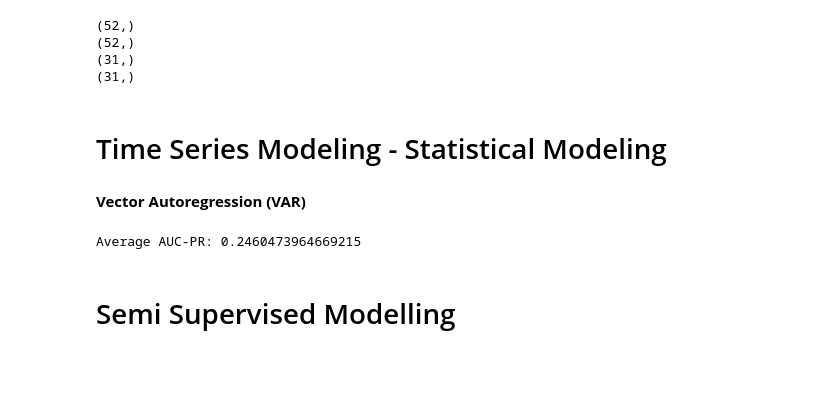
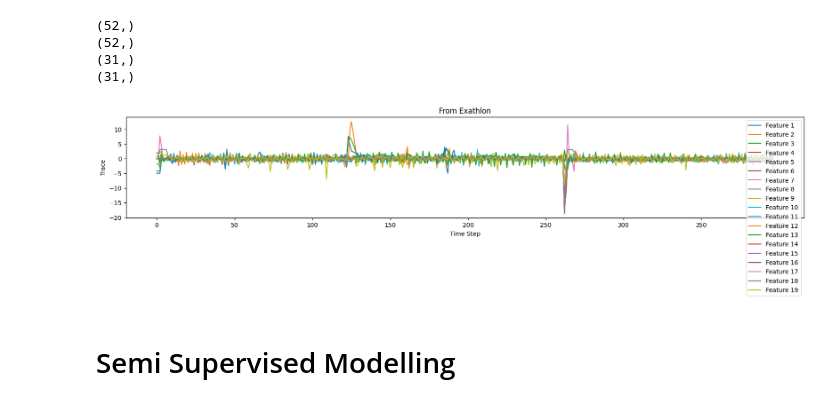
Before and after one commit to fazal-029/Anomaly-Detection-Project, a Jupyter notebook: multi-variate.ipynb, the cells around one changed output. Drawn from its saved outputs; the diff is of its cells as text; code cells hidden in the pictures; blank space fills up the shorter version.

Commit message:
added sample time series from both the datasets and added the kpss test along with the adf test.

```diff
--- a/multi-variate.ipynb
+++ b/multi-variate.ipynb
@@ -35,31 +29,20 @@ print(test_y.shape)
 # %%
 for j, _ in enumerate(test_y):
     test_y[j] = (test_y[j] != 0).astype(int)
-# %% [markdown]
-# Time Series Modeling - Statistical Modeling
-# %% [markdown]
-**Vector Autoregression (VAR)**
-# %%
-auc_scores = []
-lag = 10
-
-scaler = StandardScaler()
-train_data_x = np.concatenate(train_x, axis=0)
-train_data_x = scaler.fit_transform(train_data_x)
-model = sm.tsa.VAR(train_data_x).fit(lag)
-
-for test_record, true_values in zip(test_x, test_y):
-    test_record = scaler.transform(test_record)
-    predictions = model.forecast(train_data_x[-lag:], steps=len(test_record))
-    predictions = predictions.mean(axis=1)
-
-    auc_pr = get_auc_pr(predictions, true_values)
-
-    auc_scores.append(auc_pr)
-
-print(f'Average AUC-PR: {np.mean(auc_scores)}')
-# %% [output]
-Average AUC-PR: 0.2460473964669215
+# %%
+plt.figure(figsize=(20, 3))
+
+# Plot each feature
+for i in range(test_x[10].shape[1]):
+    plt.plot(test_x[10][:, i], label=f'Feature {i+1}')
+
+plt.xlabel('Time Step')
+plt.ylabel('Trace')
+plt.title('From Exathlon')
+plt.legend()
+plt.show()
+# %% [output]
+[figure, added]
 # %% [markdown]
 # Semi Supervised Modelling
 # %% [markdown]
```
Also changed, not shown: parts of 8 cells of this notebook, 1 other file.
